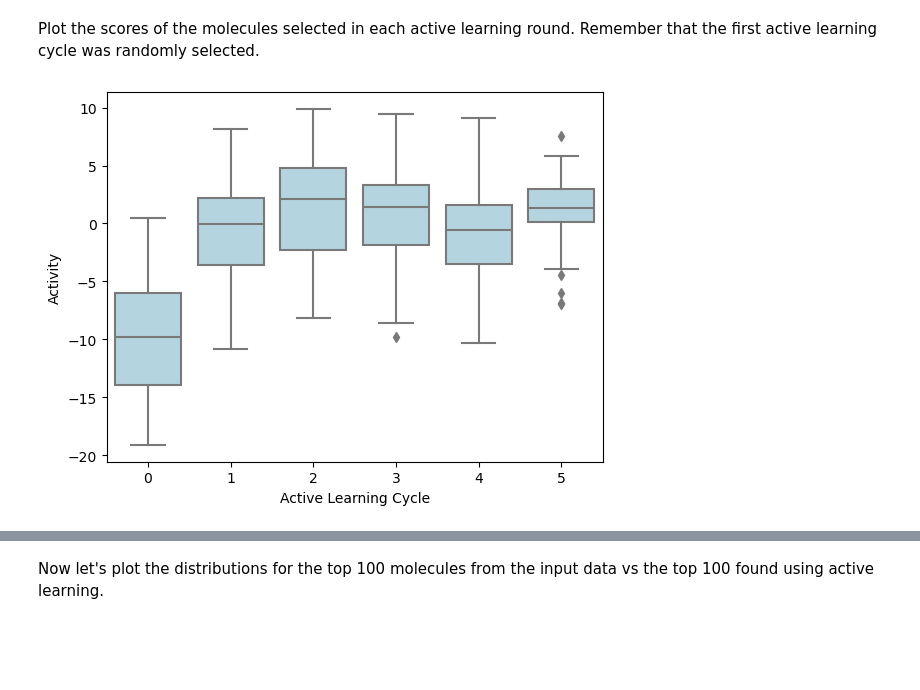
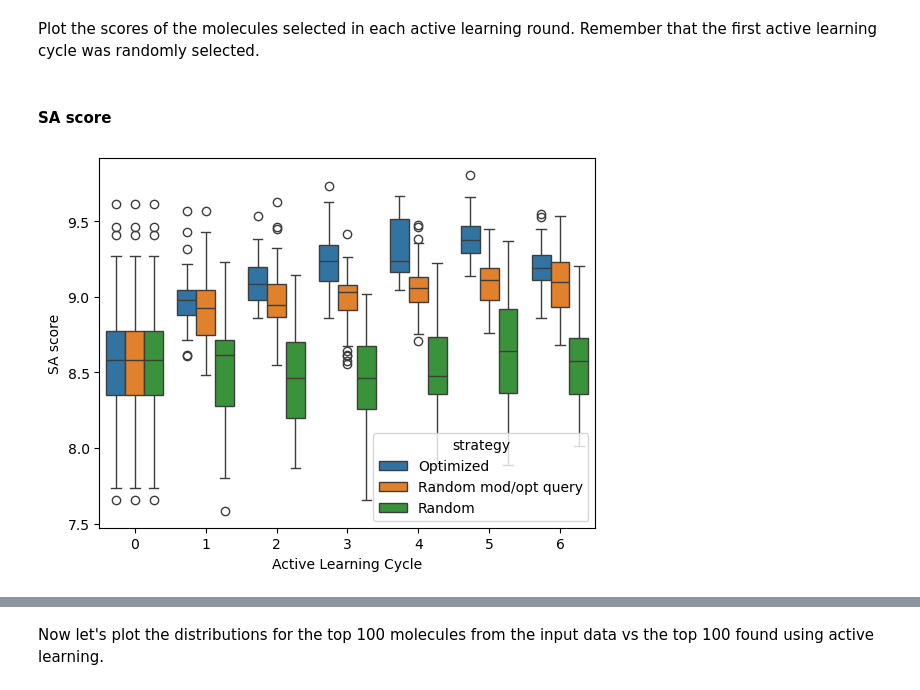
Before and after one commit to volkamerlab/KinaseActiveLearning, a Jupyter notebook: notebooks/active_regression.ipynb, the cells around one changed output, grey strips where cells are left out. Saved outputs shown, nothing was run; the diff lists cells and outputs as text; code cells hidden in the pictures; blank space fills up the shorter version.

```diff
--- a/notebooks/active_regression.ipynb
+++ b/notebooks/active_regression.ipynb
@@ -388,0 +341,11 @@ res_df
+# %%
+res_list = []
+cur_ind = 0
+for i, v in enumerate(loop_indices):
+    res_list += [(i, x) for x in val_list[cur_ind:cur_ind+v]]
+    cur_ind += v
+res_list
+res_df = pd.DataFrame(res_list, columns=["cycle", "SA score"])
+res_df['SMILES'] = used
+res_df = res_df.drop_duplicates(subset='SMILES', keep="last")
+res_df
@@ -389,7 +436,10 @@ res_df
 # %% [markdown]
 Plot the scores of the molecules selected in each active learning round.  Remember that the first active learning cycle was randomly selected.
-# %%
-ax = sns.boxplot(x="cycle", y=value_column, data=res_df,color="lightblue")
-ax.set_xlabel("Active Learning Cycle");
-# %% [output]
-[figure, removed]
+# %% [markdown]
+#### SA score
+# %%
+# maximize flipped SA score -> easy to synthesize, 50 modifications per ligand
+ax = sns.boxplot(x="cycle", y="SA score", data=merged_df, hue='strategy')
+ax.set_xlabel("Active Learning Cycle");
+# %% [output]
+[figure, added]
```
Also changed, not shown: parts of 26 cells of this notebook.
